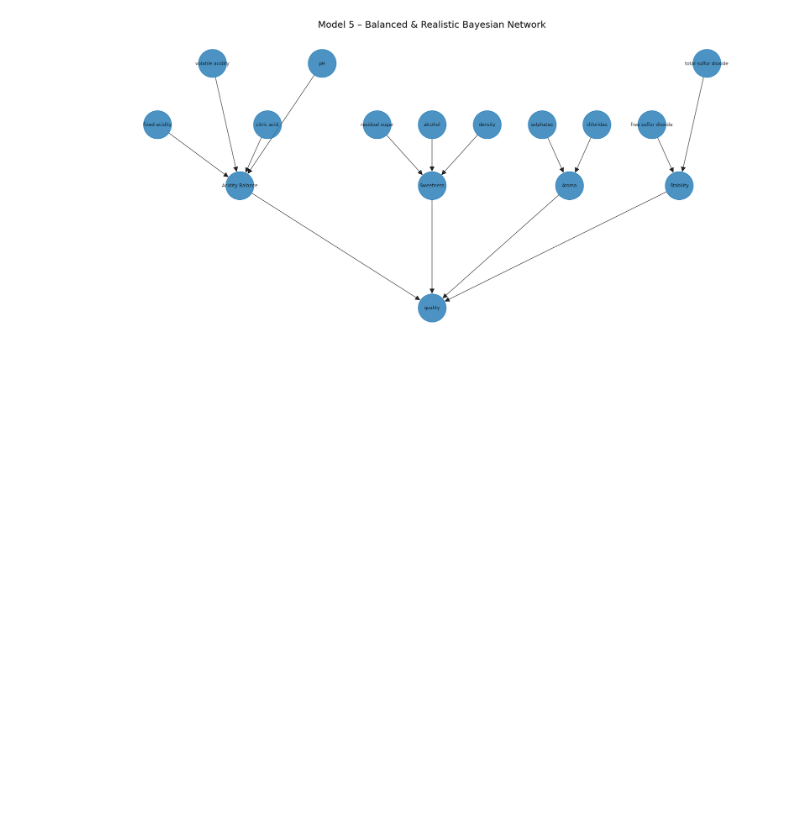
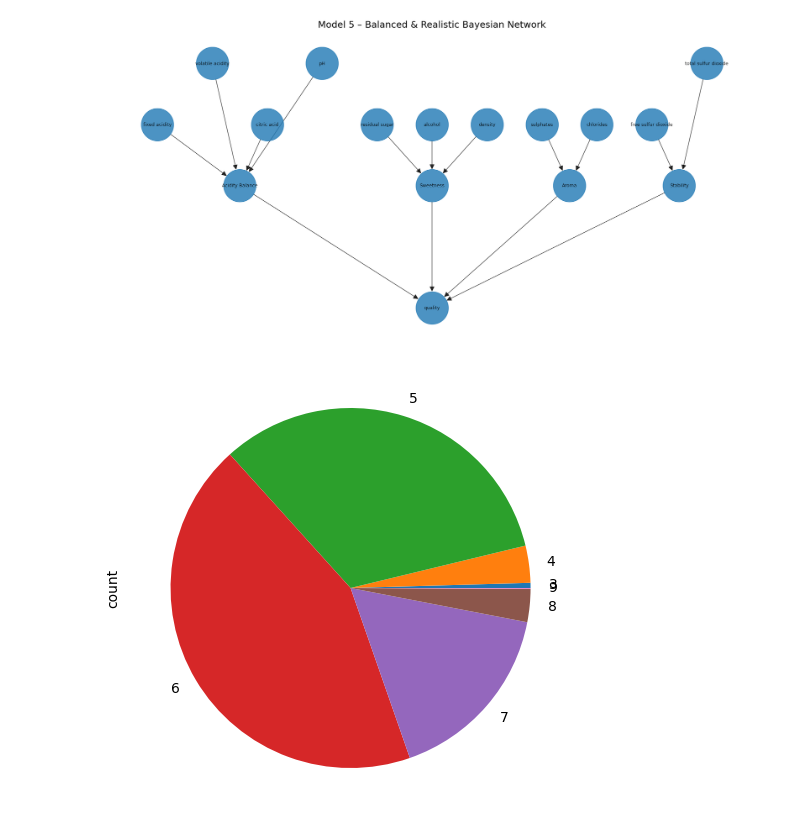
Before and after one commit to sara-tajernia/Wine-Quality-Detection-with-Bayesian-Network, a Jupyter notebook: main.ipynb, the cells around one changed output. Drawn from its saved outputs; the diff is of its cells as text; code cells hidden in the pictures; blank space fills up the shorter version.

```diff
--- a/main.ipynb
+++ b/main.ipynb
@@ -309,3 +315,9 @@ plt.title("Model 5 – Balanced & Realistic Bayesian Network", fontsize=18, pad=
 plt.show()
 # %% [output]
 [figure]
+# %%
+binned_data["quality"].value_counts().sort_index().plot(kind='pie')
+plt.tight_layout()
+plt.show()
+# %% [output]
+[figure, added]
```
Also changed, not shown: parts of 16 cells of this notebook.
